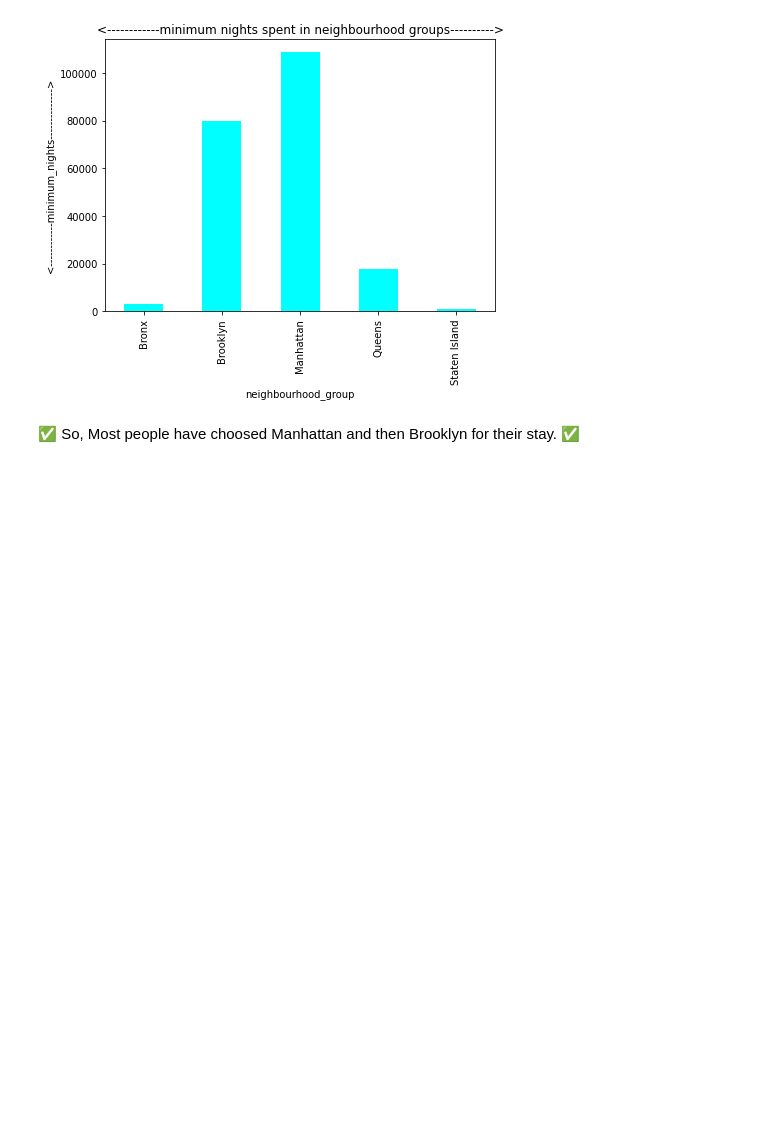
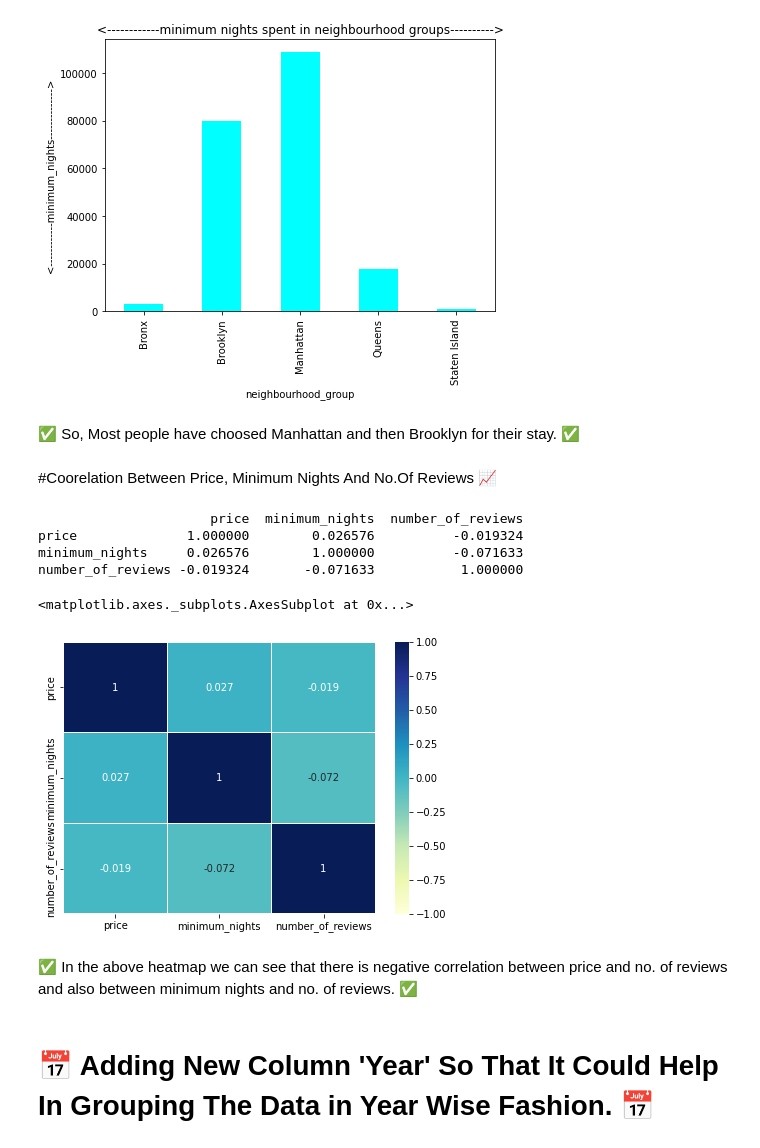
Before and after one commit to ajayn3300/Airbnb_Analysis----EDA, a Jupyter notebook: EDA_of_Airbnb.ipynb, the cells around one changed output. Cells and saved outputs as stored; diff of their text form; code cells hidden in the pictures; blank space fills up the shorter version.

```diff
--- a/EDA_of_Airbnb.ipynb
+++ b/EDA_of_Airbnb.ipynb
@@ -576,3 +576,20 @@ Name: minimum_nights, dtype: int64
 [figure]
 # %% [markdown]
 ✅ So, Most people have choosed Manhattan and then Brooklyn for their stay. ✅
+# %% [markdown]
+#Coorelation Between Price, Minimum Nights And No.Of Reviews 📈
+# %%
+heat_map = bnb_df.loc[:,['price','minimum_nights','number_of_reviews']].corr()
+print(heat_map)
+sns.heatmap(heat_map,vmin= -1,annot=True, linewidth = 0.25,cmap="YlGnBu")
+# %% [output]
+                      price  minimum_nights  number_of_reviews
+price              1.000000        0.026576          -0.019324
+minimum_nights     0.026576        1.000000          -0.071633
+number_of_reviews -0.019324       -0.071633           1.000000
+<matplotlib.axes._subplots.AxesSubplot at 0x...>
+[figure, added]
+# %% [markdown]
+✅ In the above heatmap we can see that there is negative correlation between price and no. of reviews and also between minimum nights and no. of reviews. ✅
+# %% [markdown]
+# 📅 Adding New Column 'Year' So That It Could Help In Grouping The Data in Year Wise Fashion. 📅
```
Also changed, not shown: parts of 16 cells of this notebook.
